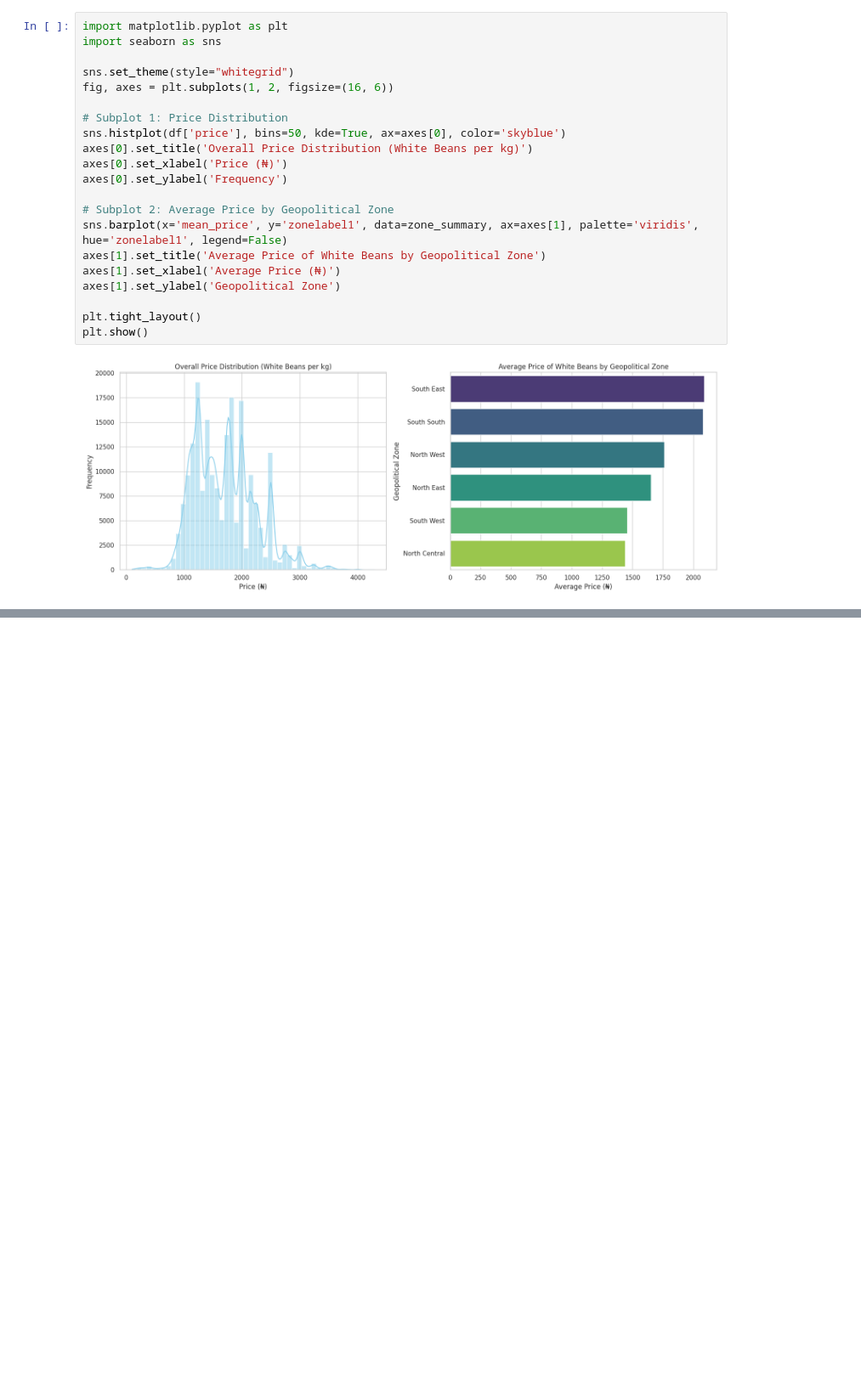
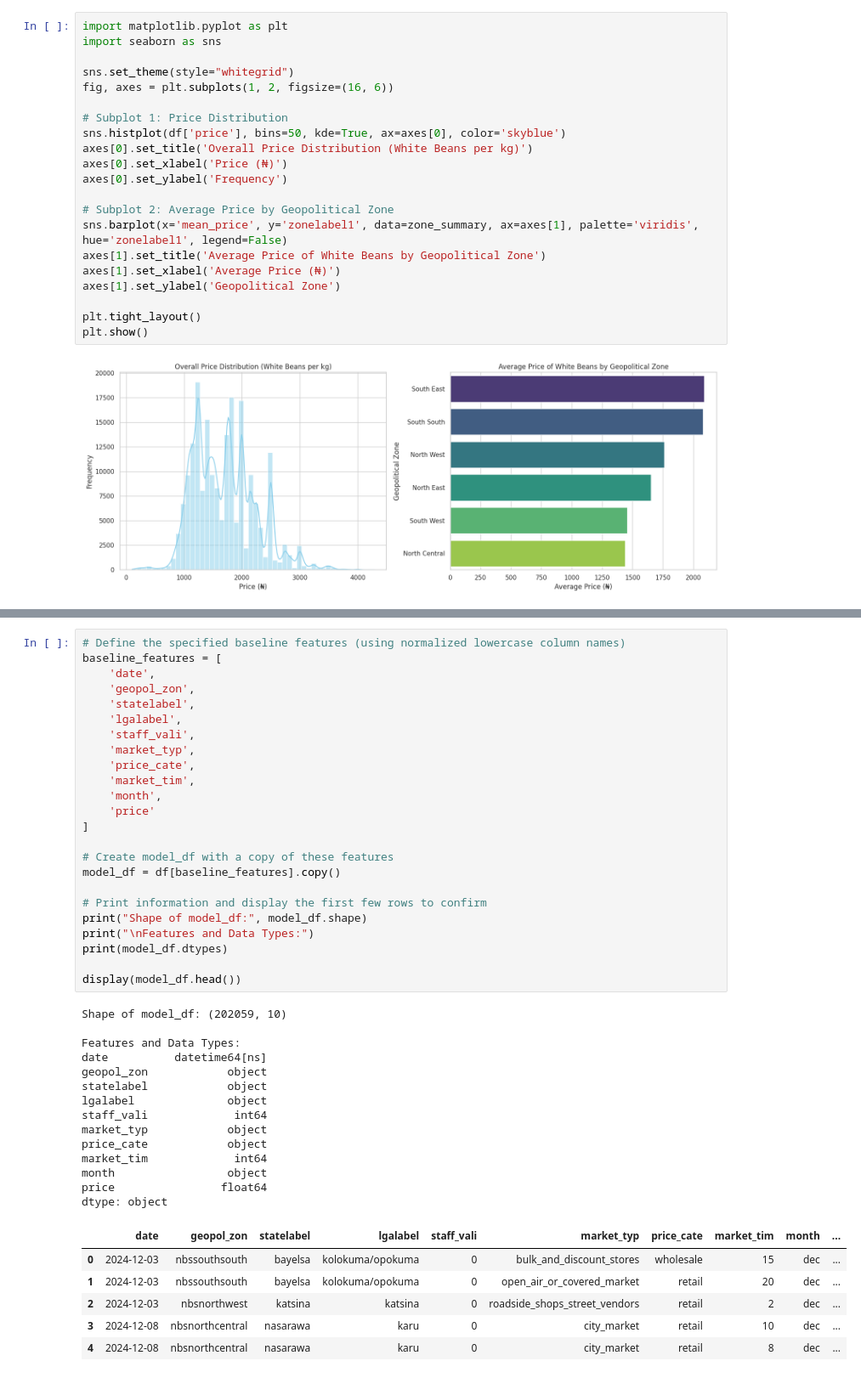
Before and after one commit to starsyntaxx/MarketIQ, a Jupyter notebook: notebooks/01_data_understanding.ipynb, the cells around one changed output, grey strips where cells are left out. Shown at 85% size. Saved outputs shown, nothing was run; the diff lists cells and outputs as text; blank space fills up the shorter version.

```diff
--- a/notebooks/01_data_understanding.ipynb
+++ b/notebooks/01_data_understanding.ipynb
@@ -208,0 +285,45 @@ plt.show()
+# %%
+# Define the specified baseline features (using normalized lowercase column names)
+baseline_features = [
+    'date',
+    'geopol_zon',
+    'statelabel',
+    'lgalabel',
+    'staff_vali',
+    'market_typ',
+    'price_cate',
+    'market_tim',
+    'month',
+    'price'
+]
+
+# Create model_df with a copy of these features
+model_df = df[baseline_features].copy()
+
+# Print information and display the first few rows to confirm
+print("Shape of model_df:", model_df.shape)
+print("\nFeatures and Data Types:")
+print(model_df.dtypes)
+
+display(model_df.head())
+# %% [output]
+Shape of model_df: (202059, 10)
+
+Features and Data Types:
+date          datetime64[ns]
+geopol_zon            object
+statelabel            object
+lgalabel              object
+staff_vali             int64
+market_typ            object
+price_cate            object
+market_tim             int64
+month                 object
+price                float64
+dtype: object
+|  | date | geopol_zon | statelabel | lgalabel | staff_vali | market_typ | price_cate | market_tim | month | ... |
+| 0 | 2024-12-03 | nbssouthsouth | bayelsa | kolokuma/opokuma | 0 | bulk_and_discount_stores | wholesale | 15 | dec | ... |
+| 1 | 2024-12-03 | nbssouthsouth | bayelsa | kolokuma/opokuma | 0 | open_air_or_covered_market | retail | 20 | dec | ... |
+| 2 | 2024-12-03 | nbsnorthwest | katsina | katsina | 0 | roadside_shops_street_vendors | retail | 2 | dec | ... |
+| 3 | 2024-12-08 | nbsnorthcentral | nasarawa | karu | 0 | city_market | retail | 10 | dec | ... |
+| 4 | 2024-12-08 | nbsnorthcentral | nasarawa | karu | 0 | city_market | retail | 8 | dec | ... |
```
Also changed, not shown: parts of 16 cells of this notebook.
